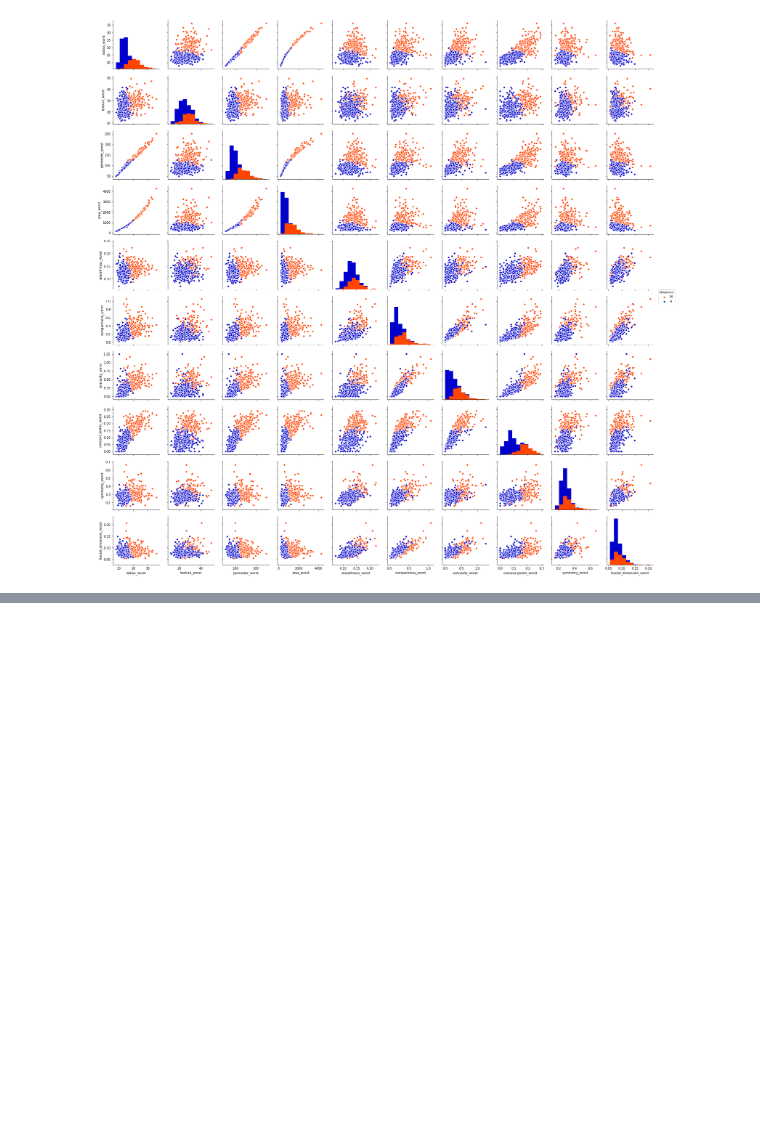
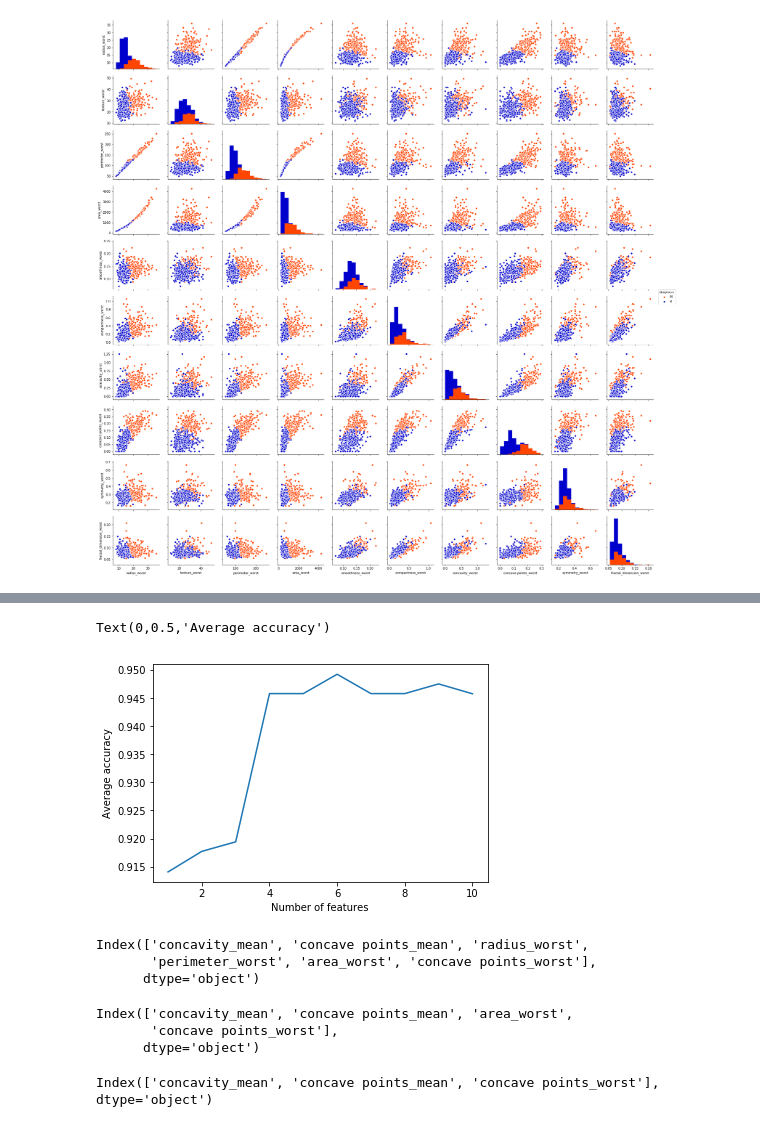
Before and after one commit to nayanika-g/breast-cancer-wisconsin, a Jupyter notebook: draft2_knn.ipynb, the cells around one changed output, grey strips where cells are left out. Drawn from its saved outputs; the diff is of its cells as text; code cells hidden in the pictures; blank space fills up the shorter version.

```diff
--- a/draft2_knn.ipynb
+++ b/draft2_knn.ipynb
@@ -188,0 +293,33 @@ sns.pairplot(df, hue = 'diagnosis', vars = features_worst, palette=color_dict)
+# %%
+#Copy the data, encode diagnosis (M=1, B=2)
+df_copy = df.copy()
+diagnosis_type = {'M': 1, 'B': 2}
+df_copy.diagnosis = [diagnosis_type[item] for item in df_copy.diagnosis]
+
+#Scale data
+scaler = MinMaxScaler()
+features = [[column for column in df_copy.columns]]
+for feature in features:
+    df_copy[feature] = scaler.fit_transform(df_copy[feature])
+x_copy4 = df_copy.drop(columns=['diagnosis'])
+y_copy4 = df['diagnosis']
+
+#Try several different numbers of features
+k_best_range = [n for n in range(1, 11)]
+mean_scores = {}
+for n in k_best_range:
+    select_k_best = SelectKBest(chi2, k=n)
+    x_new = select_k_best.fit_transform(x_copy4, y_copy4)
+    #KNN
+    knn_kbest = KNeighborsClassifier(n_neighbors=cross_validateK(x_new, y))
+    skf = StratifiedKFold(n_splits=10)
+    scores = []
+
+    for train_index, test_index in skf.split(x_new, y):
+        x_train, x_test = x_new[train_index], x_new[test_index]
+        y_train, y_test = y.loc[train_index], y.loc[test_index]
+
+        knn_kbest.fit(x_train, y_train)
+        scores.append(knn_kbest.score(x_test, y_test))
+    avg = np.mean(scores)
+    mean_scores[n] = avg
@@ -188,0 +339,41 @@ sns.pairplot(df, hue = 'diagnosis', vars = features_worst, palette=color_dict)
+# %%
+n_features = [n for n in mean_scores.keys()]
+score_per_n_features = [n for n in mean_scores.values()]
+# %%
+plt.plot(n_features, score_per_n_features)
+plt.xlabel('Number of features')
+plt.ylabel('Average accuracy')
+# %% [output]
+Text(0,0.5,'Average accuracy')
+[figure, added]
+# %%
+#which are the features selectkbest is using?
+select_k_best = SelectKBest(chi2, k=6)
+select_k_best.fit_transform(x_copy4, y_copy4)
+cols = select_k_best.get_support(indices=True)
+features_df_new = x.iloc[:,cols]
+features_df_new.columns
+# %% [output]
+Index(['concavity_mean', 'concave points_mean', 'radius_worst',
+       'perimeter_worst', 'area_worst', 'concave points_worst'],
+      dtype='object')
+# %%
+#choosing 4 features instead bc of multicollinearity
+select_k_best = SelectKBest(chi2, k=4)
+select_k_best.fit_transform(x_copy4, y_copy4)
+cols = select_k_best.get_support(indices=True)
+features_df_new = x.iloc[:,cols]
+features_df_new.columns
+# %% [output]
+Index(['concavity_mean', 'concave points_mean', 'area_worst',
+       'concave points_worst'],
+      dtype='object')
+# %%
+#choosing 3 features
+select_k_best = SelectKBest(chi2, k=3)
+select_k_best.fit_transform(x_copy4, y_copy4)
+cols = select_k_best.get_support(indices=True)
+features_df_new = x.iloc[:,cols]
+features_df_new.columns
+# %% [output]
+Index(['concavity_mean', 'concave points_mean', 'concave points_worst'], dtype='object')
```
Also changed, not shown: parts of 17 cells of this notebook.
